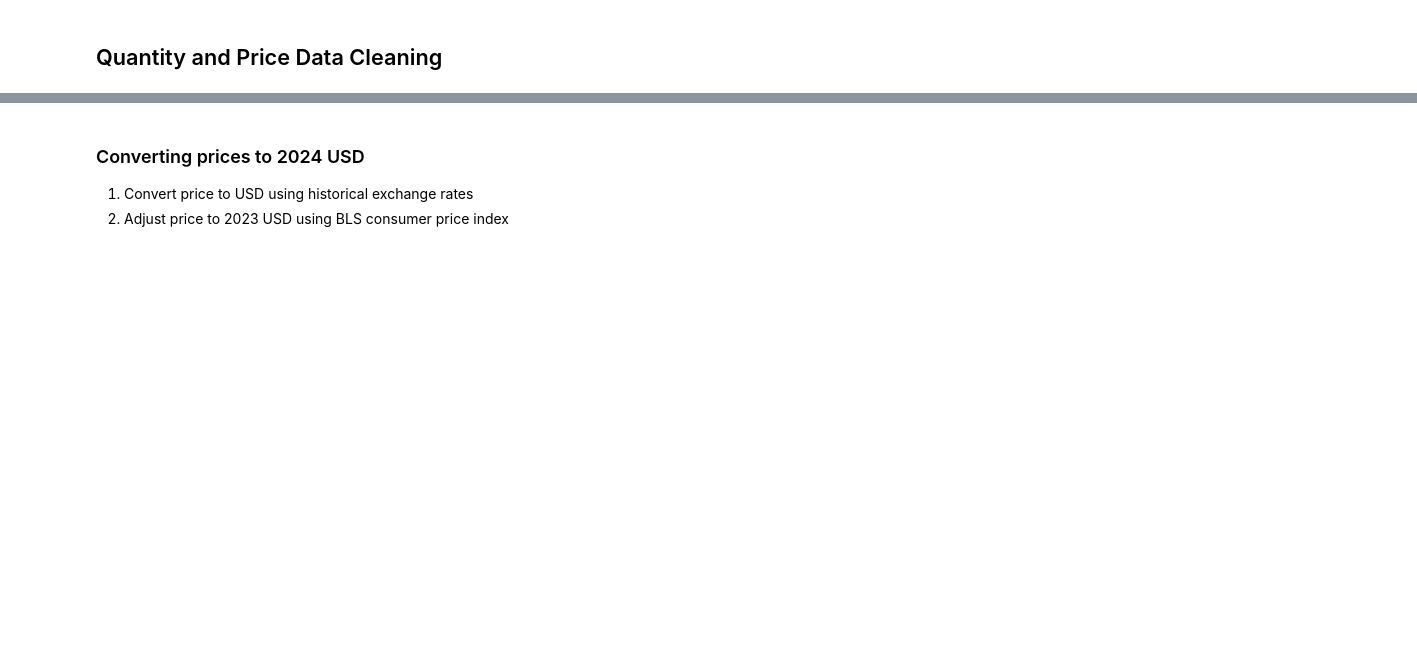
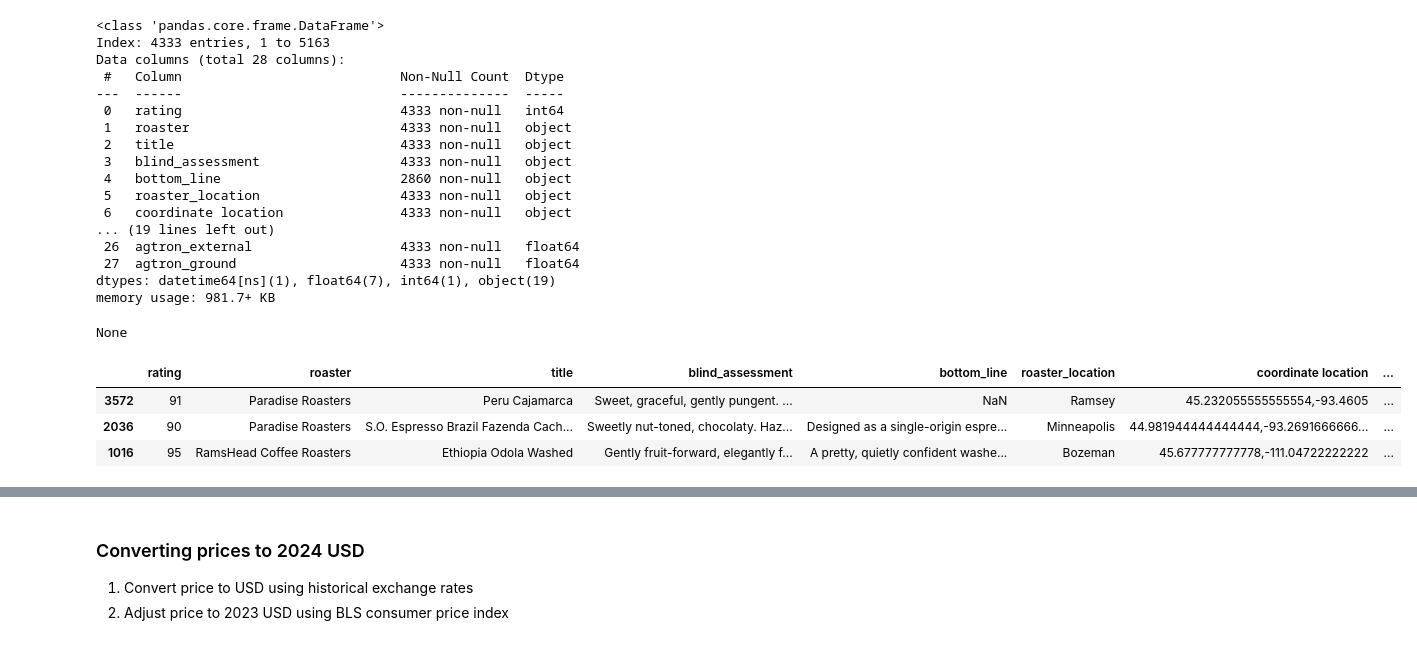
Before and after one commit to tynardone/coffee-reviews-analysis, a Jupyter notebook: notebooks/exploratory/01_data_cleaning.ipynb, the cells around one changed output, grey strips where cells are left out. Saved outputs shown, nothing was run; the diff lists cells and outputs as text; code cells hidden in the pictures; blank space fills up the shorter version.

```diff
--- a/notebooks/exploratory/01_data_cleaning.ipynb
+++ b/notebooks/exploratory/01_data_cleaning.ipynb
@@ -26,22 +63,61 @@ df.sample(3)
 # %%
 def tweak_coffee(df: pd.DataFrame) -> pd.DataFrame:
     return(
         df
-        .dropna(subset=['review_date', 'est_price', 'coffee_origin', 'aroma', 'roast_level', 'aftertaste',])
         .assign(review_date = lambda df_: pd.to_datetime(df_['review_date'], format="%B %Y"),
+                # Combing acidity and acidity/structure into one column, they are the same
+                # field but names used in reviews changed at one point
                 acidity = lambda df_: df_['acidity'].fillna(df_['acidity/structure']),
+                # Split the agtron column into one for external bean agtron data and ground
+                # bean agtron data
                 agtron_external = lambda df_: (df_['agtron']
                                                        .str.split('/')
                                                        .str[0].str.strip()
                                                        .replace(['', 'NA', 'g', '0'], np.nan)
                                                        ),
                 agtron_ground = lambda df_: (df_['agtron']
                                                      .str.split('/')
                                                      .str[1].str.strip()
                                                      .replace(['', 'NA', 'wb', '0'], np.nan)
                                                      )
         )
-        .dropna(subset=['agtron_external', 'agtron_ground', 'acidity'])
+        .dropna(subset=['agtron_external', 'agtron_ground', 'acidity',
+                        'review_date', 'est_price', 'coffee_origin',
+                        'aroma', 'roast_level', 'aftertaste',]
+        )
+        .drop(columns=['with_milk', 'acidity/structure', 'agtron'])
         .astype({'agtron_external': 'float', 'agtron_ground': 'float', 'acidity': 'float'})
         .replace('', np.nan)
     )
+
+
+df = df_raw.pipe(tweak_coffee)
+
+# Save the review dates to a separate file
+df.review_date.drop_duplicates().to_csv(data_dir / 'processed' / 'review_dates.csv', index=False)
+
+display(df.info())
+display(df.sample(3))
+# %% [output]
+<class 'pandas.core.frame.DataFrame'>
+Index: 4333 entries, 1 to 5163
+Data columns (total 28 columns):
+ #   Column                            Non-Null Count  Dtype
+---  ------                            --------------  -----
+ 0   rating                            4333 non-null   int64
+ 1   roaster                           4333 non-null   object
+ 2   title                             4333 non-null   object
+ 3   blind_assessment                  4333 non-null   object
+ 4   bottom_line                       2860 non-null   object
+ 5   roaster_location                  4333 non-null   object
+ 6   coordinate location               4333 non-null   object
+... (19 lines left out)
+ 26  agtron_external                   4333 non-null   float64
+ 27  agtron_ground                     4333 non-null   float64
+dtypes: datetime64[ns](1), float64(7), int64(1), object(19)
+memory usage: 981.7+ KB
+None
+|  | rating | roaster | title | blind_assessment | bottom_line | roaster_location | coordinate location | ... |
+| 3572 | 91 | Paradise Roasters | Peru Cajamarca | Sweet, graceful, gently pungent. ... | NaN | Ramsey | 45.232055555555554,-93.4605 | ... |
+| 2036 | 90 | Paradise Roasters | S.O. Espresso Brazil Fazenda Cach... | Sweetly nut-toned, chocolaty. Haz... | Designed as a single-origin espre... | Minneapolis | 44.981944444444444,-93.2691666666... | ... |
+| 1016 | 95 | RamsHead Coffee Roasters | Ethiopia Odola Washed | Gently fruit-forward, elegantly f... | A pretty, quietly confident washe... | Bozeman | 45.677777777778,-111.04722222222 | ... |
@@ -53,2 +123,0 @@ coffee_df.review_date.drop_duplicates().to_csv(data_dir / 'processed' / 'review_
-# %% [markdown]
-## Quantity and Price Data Cleaning
```
Also changed, not shown: parts of 23 cells of this notebook.
